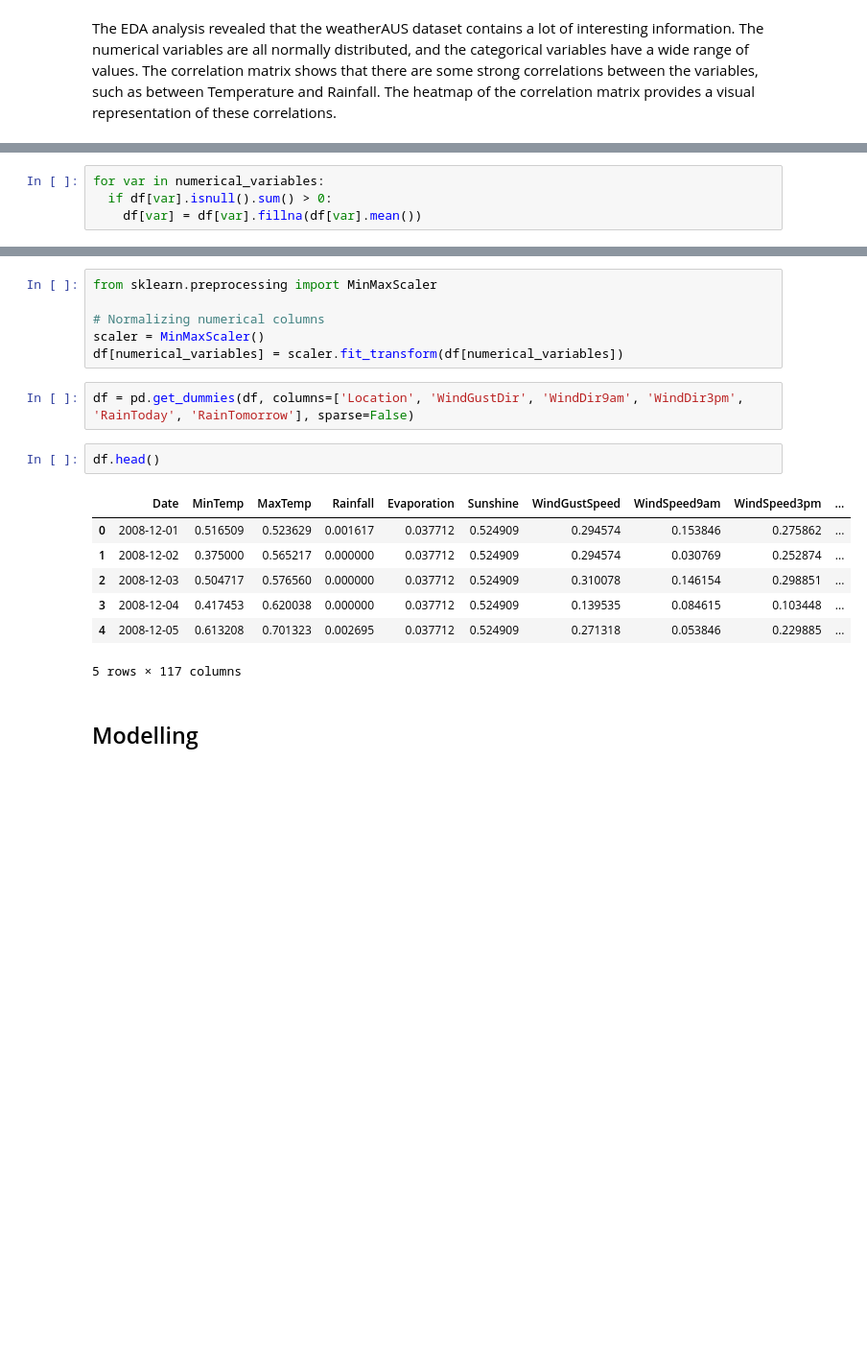
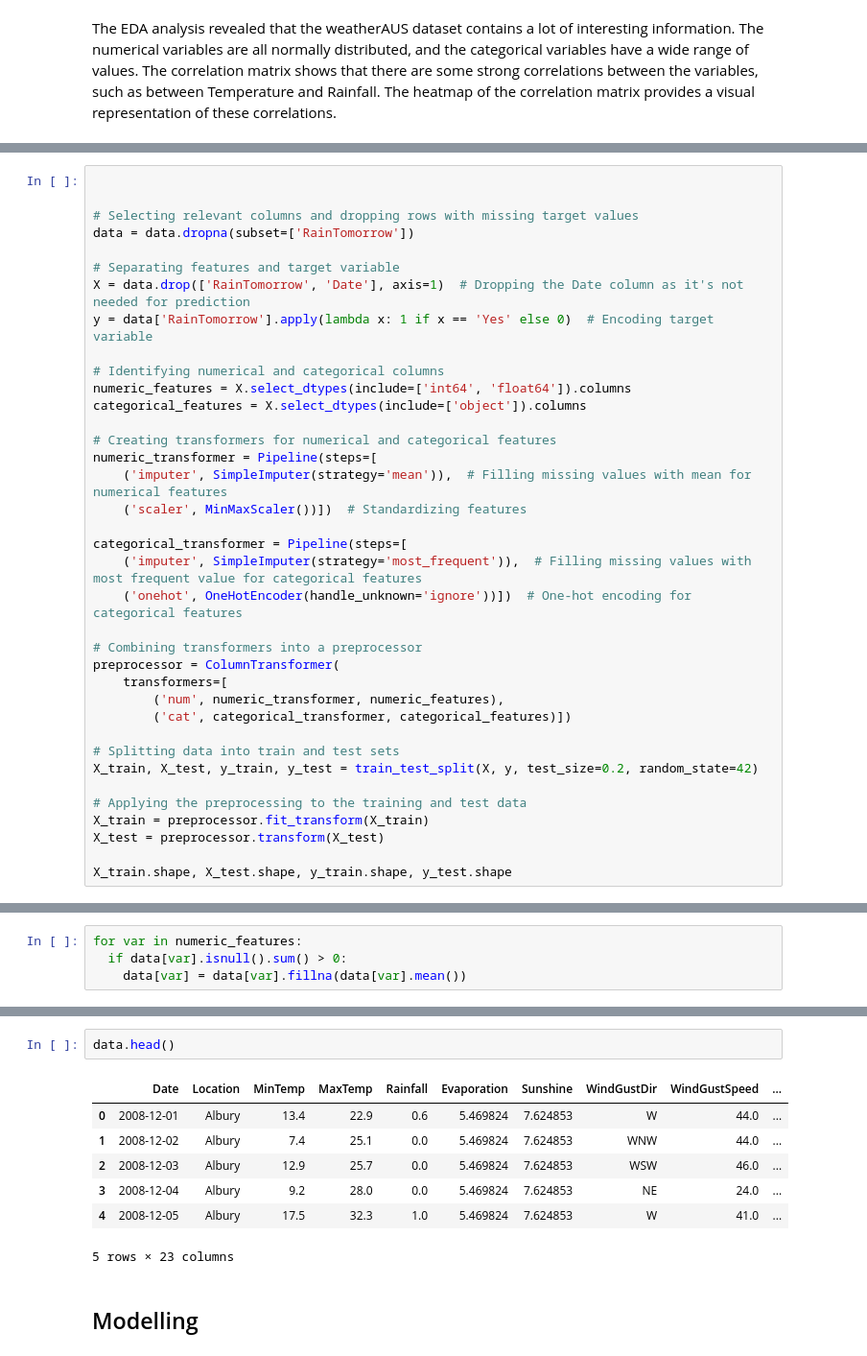
Before and after one commit to NodiraTillayeva/Data-Science-Roadmap, a Jupyter notebook: EPAM_3.ipynb, the cells around one changed output, grey strips where cells are left out. Shown: that part at 96% size. Drawn from its saved outputs; the diff is of its cells as text; blank space fills up the shorter version.

```diff
--- a/EPAM_3.ipynb
+++ b/EPAM_3.ipynb
@@ -173,0 +172,37 @@ dtype: int64
+# %%
+
+
+# Selecting relevant columns and dropping rows with missing target values
+data = data.dropna(subset=['RainTomorrow'])
+
+# Separating features and target variable
+X = data.drop(['RainTomorrow', 'Date'], axis=1)  # Dropping the Date column as it's not needed for prediction
+y = data['RainTomorrow'].apply(lambda x: 1 if x == 'Yes' else 0)  # Encoding target variable
+
+# Identifying numerical and categorical columns
+numeric_features = X.select_dtypes(include=['int64', 'float64']).columns
+categorical_features = X.select_dtypes(include=['object']).columns
+
+# Creating transformers for numerical and categorical features
+numeric_transformer = Pipeline(steps=[
+    ('imputer', SimpleImputer(strategy='mean')),  # Filling missing values with mean for numerical features
+    ('scaler', MinMaxScaler())])  # Standardizing features
+
+categorical_transformer = Pipeline(steps=[
+    ('imputer', SimpleImputer(strategy='most_frequent')),  # Filling missing values with most frequent value for categorical features
+    ('onehot', OneHotEncoder(handle_unknown='ignore'))])  # One-hot encoding for categorical features
+
+# Combining transformers into a preprocessor
+preprocessor = ColumnTransformer(
+    transformers=[
+        ('num', numeric_transformer, numeric_features),
+        ('cat', categorical_transformer, categorical_features)])
+
+# Splitting data into train and test sets
+X_train, X_test, y_train, y_test = train_test_split(X, y, test_size=0.2, random_state=42)
+
+# Applying the preprocessing to the training and test data
+X_train = preprocessor.fit_transform(X_train)
+X_test = preprocessor.transform(X_test)
+
+X_train.shape, X_test.shape, y_train.shape, y_test.shape
@@ -174,5 +231,5 @@ dtype: int64
 # %%
-for var in numerical_variables:
-  if df[var].isnull().sum() > 0:
-    df[var] = df[var].fillna(df[var].mean())
+for var in numeric_features:
+  if data[var].isnull().sum() > 0:
+    data[var] = data[var].fillna(data[var].mean())
 # %%
@@ -197,21 +254,13 @@ RainTomorrow      3267
 dtype: int64
-# %%
-from sklearn.preprocessing import MinMaxScaler
-
-# Normalizing numerical columns
-scaler = MinMaxScaler()
-df[numerical_variables] = scaler.fit_transform(df[numerical_variables])
-# %%
-df = pd.get_dummies(df, columns=['Location', 'WindGustDir', 'WindDir9am', 'WindDir3pm', 'RainToday', 'RainTomorrow'], sparse=False)
 # %%
-df.head()
+data.head()
 # %% [output]
-|  | Date | MinTemp | MaxTemp | Rainfall | Evaporation | Sunshine | WindGustSpeed | WindSpeed9am | WindSpeed3pm | ... |
-| 0 | 2008-12-01 | 0.516509 | 0.523629 | 0.001617 | 0.037712 | 0.524909 | 0.294574 | 0.153846 | 0.275862 | ... |
-| 1 | 2008-12-02 | 0.375000 | 0.565217 | 0.000000 | 0.037712 | 0.524909 | 0.294574 | 0.030769 | 0.252874 | ... |
-| 2 | 2008-12-03 | 0.504717 | 0.576560 | 0.000000 | 0.037712 | 0.524909 | 0.310078 | 0.146154 | 0.298851 | ... |
-| 3 | 2008-12-04 | 0.417453 | 0.620038 | 0.000000 | 0.037712 | 0.524909 | 0.139535 | 0.084615 | 0.103448 | ... |
-| 4 | 2008-12-05 | 0.613208 | 0.701323 | 0.002695 | 0.037712 | 0.524909 | 0.271318 | 0.053846 | 0.229885 | ... |
+|  | Date | Location | MinTemp | MaxTemp | Rainfall | Evaporation | Sunshine | WindGustDir | WindGustSpeed | ... |
+| 0 | 2008-12-01 | Albury | 13.4 | 22.9 | 0.6 | 5.469824 | 7.624853 | W | 44.0 | ... |
+| 1 | 2008-12-02 | Albury | 7.4 | 25.1 | 0.0 | 5.469824 | 7.624853 | WNW | 44.0 | ... |
+| 2 | 2008-12-03 | Albury | 12.9 | 25.7 | 0.0 | 5.469824 | 7.624853 | WSW | 46.0 | ... |
+| 3 | 2008-12-04 | Albury | 9.2 | 28.0 | 0.0 | 5.469824 | 7.624853 | NE | 24.0 | ... |
+| 4 | 2008-12-05 | Albury | 17.5 | 32.3 | 1.0 | 5.469824 | 7.624853 | W | 41.0 | ... |
-5 rows × 117 columns
+5 rows × 23 columns
 # %% [markdown]
 ## Modelling
```
Also changed, not shown: parts of 34 cells of this notebook.
